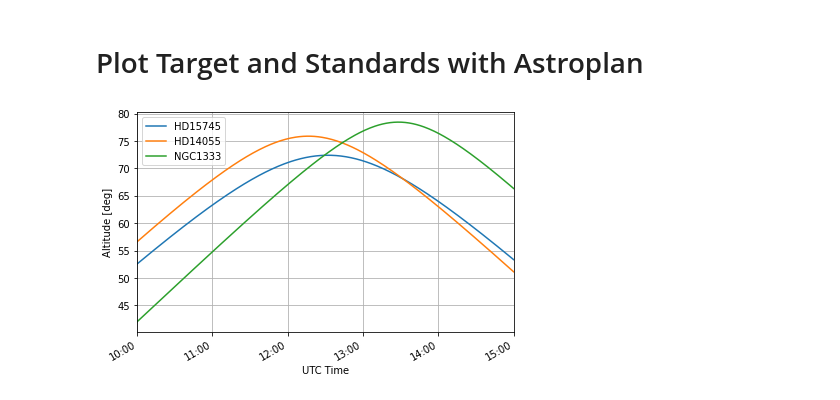
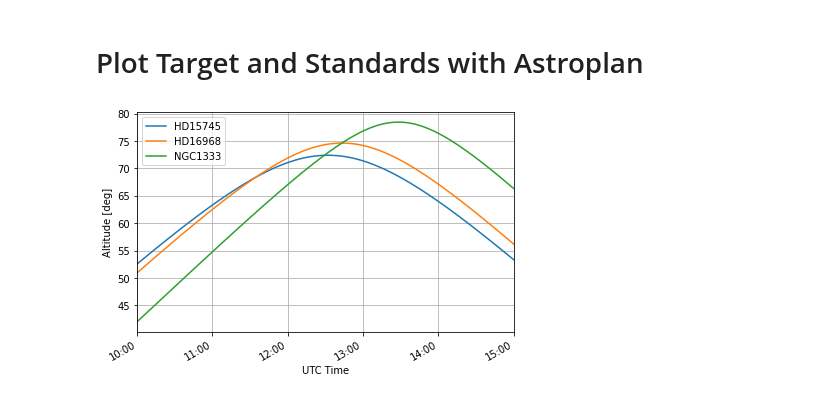
Before and after one commit to becca9808/ZetaPersei, a Jupyter notebook: Science-Observation-Planning/Polarimetric_Observation_Planning_Example.ipynb, the cells around one changed output. Drawn from its saved outputs; the diff is of its cells as text; code cells hidden in the pictures.

```diff
--- a/Science-Observation-Planning/Polarimetric_Observation_Planning_Example.ipynb
+++ b/Science-Observation-Planning/Polarimetric_Observation_Planning_Example.ipynb
@@ -72,19 +73,21 @@ print(result)
 # %%
 keck = Observer.at_site("Keck")
 # Example science target with polarized and unpolarized standard
 
 science_target = "HD15745"
-unpol_standard = "HD14055"
+unpol_standard = "HD16968"
 pol_standard = "NGC1333"
 
 # List of targets
 targets = [science_target, unpol_standard, pol_standard]
 
 # Start and end observation times in UTC
 start_time = "2023-09-27 10:00:00"
 end_time = "2023-09-27 15:00:00"
 
 # Plot the airmass curves
-op.plot_altitude_for_targets(keck.location, targets, start_time, end_time)
+op.plot_altitude_for_targets(keck.location, targets, start_time, end_time,
+    filename = science_target + "_" + unpol_standard  + "_" + pol_standard + \
+    "_altitude_plot")
 # %% [output]
-[figure, old version]
+[figure, new version]
```
Also changed, not shown: parts of 1 cell of this notebook, 2 other files.
